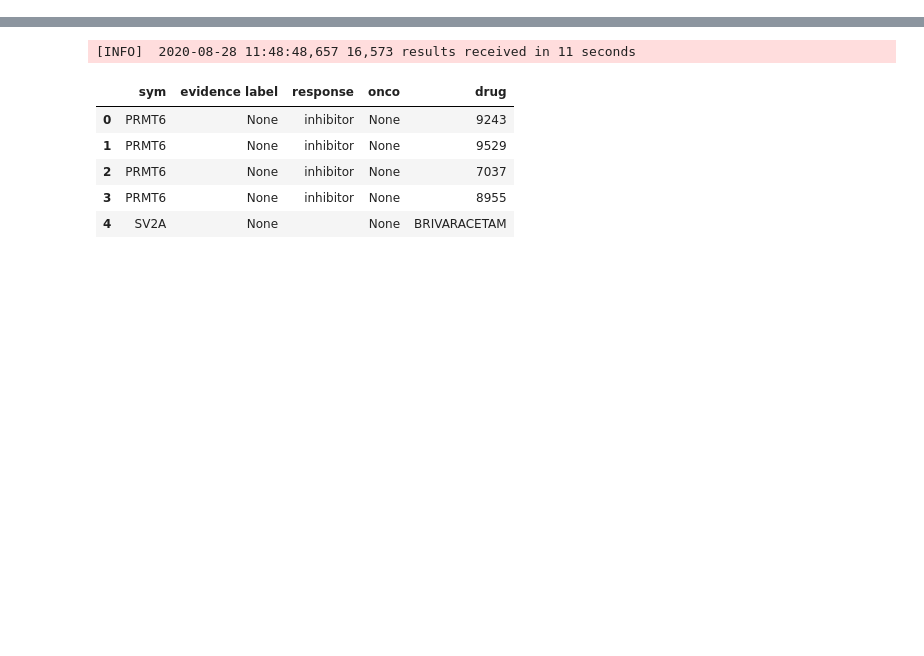
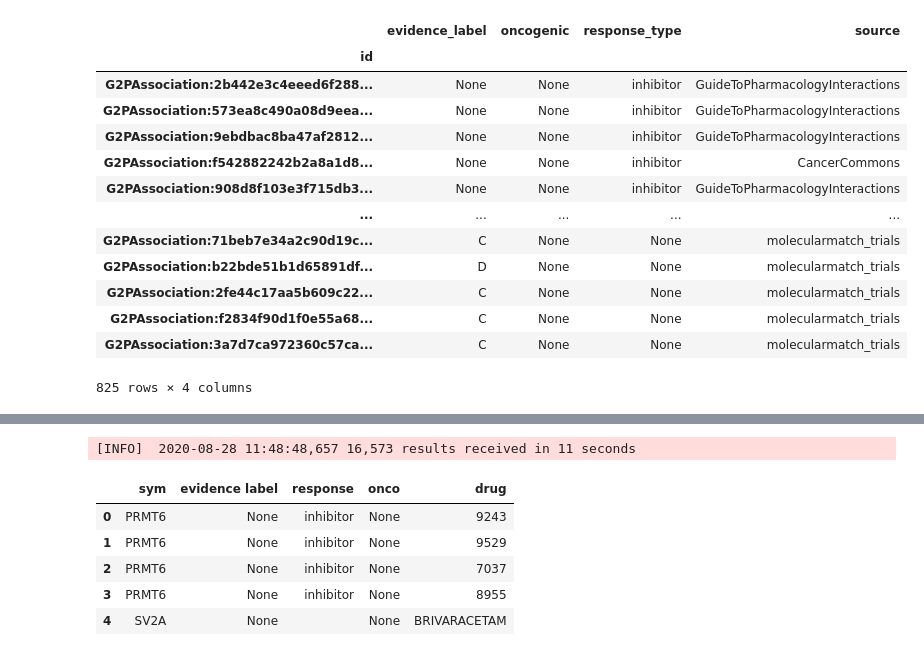
Before and after one commit to bmeg/bmeg-dash, a Jupyter notebook: notebooks/expand_g2p.ipynb, the cells around one changed output, grey strips where cells are left out. Drawn from its saved outputs; the diff is of its cells as text; code cells hidden in the pictures; blank space fills up the shorter version.

```diff
--- a/notebooks/expand_g2p.ipynb
+++ b/notebooks/expand_g2p.ipynb
@@ -7,3 +8,5 @@ from collections import Counter
 
 conn = gripql.Connection("https://bmeg.io/api", credential_file = '../bmeg_app/secrets/bmeg_credentials.json') #external
 G = conn.graph('rc5') #specific schema version
+# %%
+gene = G.query().V().hasLabel("Gene").has(gripql.eq("symbol", "MTOR")).execute()[0]["gid"]
@@ -9,0 +57,17 @@ G = conn.graph('rc5') #specific schema version
+# %%
+df
+# %% [output]
+|  | evidence_label | oncogenic | response_type | source |
+| id |  |  |  |  |
+| G2PAssociation:2b442e3c4eeed6f288... | None | None | inhibitor | GuideToPharmacologyInteractions |
+| G2PAssociation:573ea8c490a08d9eea... | None | None | inhibitor | GuideToPharmacologyInteractions |
+| G2PAssociation:9ebdbac8ba47af2812... | None | None | inhibitor | GuideToPharmacologyInteractions |
+| G2PAssociation:f542882242b2a8a1d8... | None | None | inhibitor | CancerCommons |
+| G2PAssociation:908d8f103e3f715db3... | None | None | inhibitor | GuideToPharmacologyInteractions |
+| ... | ... | ... | ... | ... |
+| G2PAssociation:71beb7e34a2c90d19c... | C | None | None | molecularmatch_trials |
+| G2PAssociation:b22bde51b1d65891df... | D | None | None | molecularmatch_trials |
+| G2PAssociation:2fe44c17aa5b609c22... | C | None | None | molecularmatch_trials |
+| G2PAssociation:f2834f90d1f0e55a68... | C | None | None | molecularmatch_trials |
+| G2PAssociation:3a7d7ca972360c57ca... | C | None | None | molecularmatch_trials |
+825 rows × 4 columns
```
Also changed, not shown: parts of 15 cells of this notebook, 3 other files.
